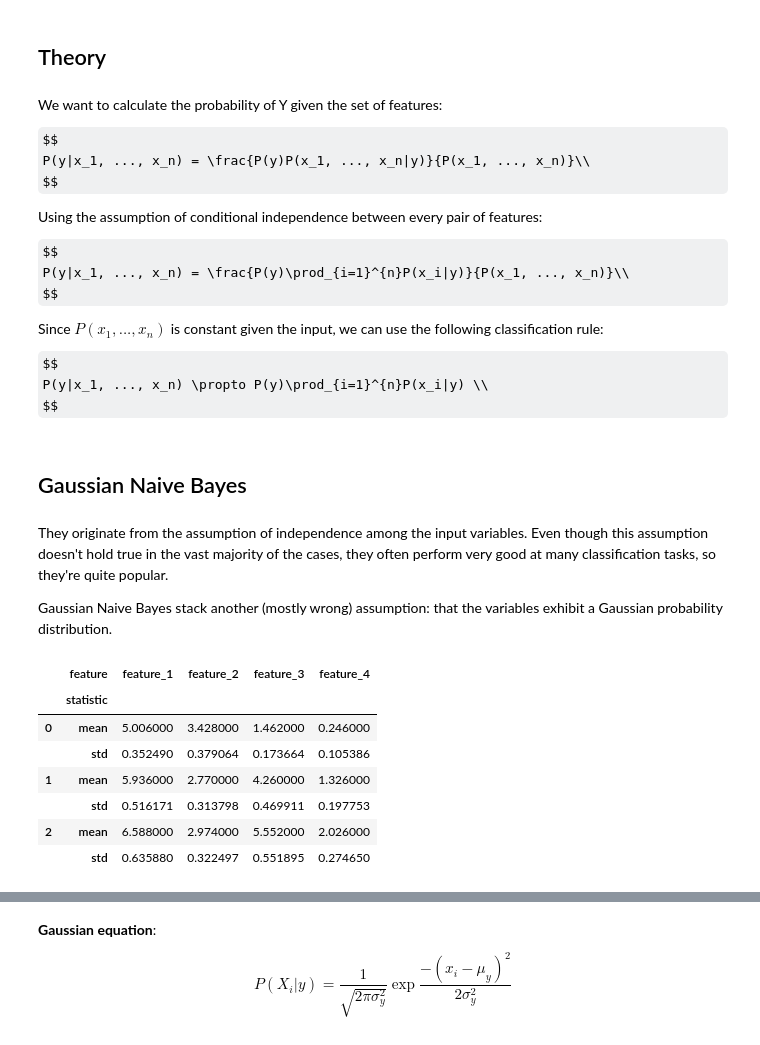
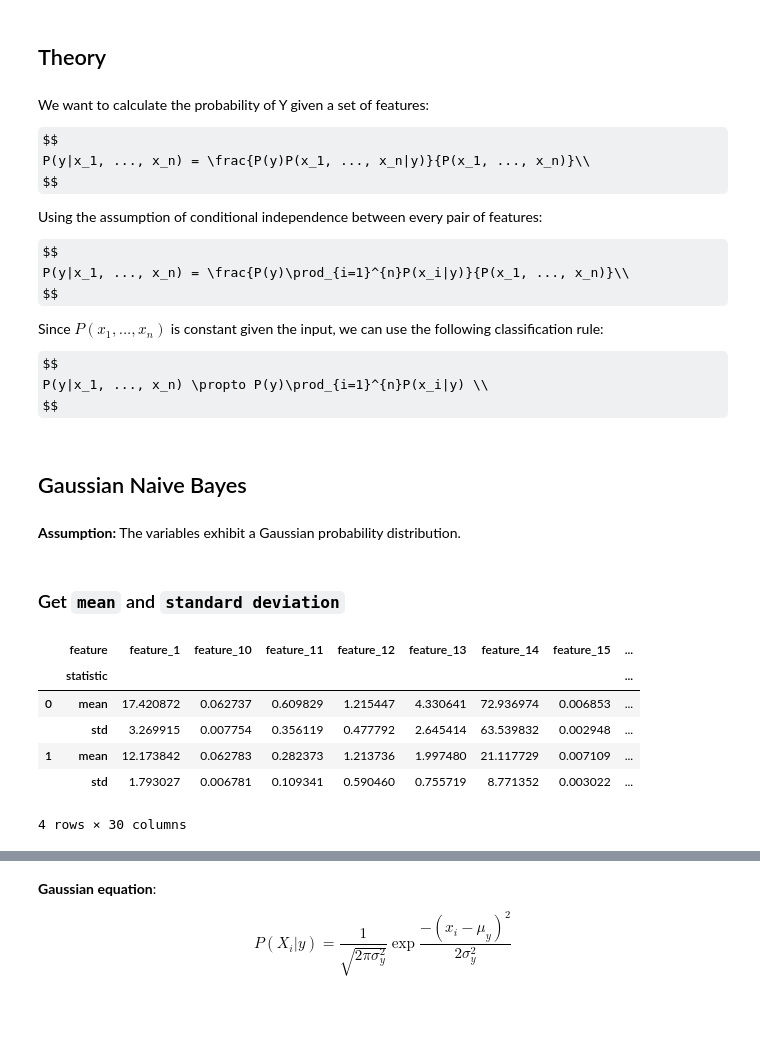
Before and after one commit to rocabrera/ml-learning, a Jupyter notebook: naive bayes.ipynb, the cells around one changed output, grey strips where cells are left out. Drawn from its saved outputs; the diff is of its cells as text; code cells hidden in the pictures; some formulas as TeX source; blank space fills up the shorter version.

Commit message:
gaussian naive bayes

````diff
--- a/naive bayes.ipynb
+++ b/naive bayes.ipynb
@@ -58,3 +46,11 @@ def gaussian_plot(s):
 # %%
 cancer_df = prepareData(load_breast_cancer)
 iris_df = prepareData(load_iris)
+# %%
+#Set the dataset to work with
+df = cancer_df
+# %%
+df_train, df_test = train_test_split(df, test_size = 0.1, random_state = 42)
+display_side_by_side([df_train.head(3), df_test.head(3)], ["Train", "Test"])
+df_train = df_train.reset_index(drop = True)
+df_test = df_test.reset_index(drop = True)
@@ -61,7 +68,7 @@ iris_df = prepareData(load_iris)
 # %% [markdown]
 ## Theory
 # %% [markdown]
-We want to calculate the probability of Y given the set of features:
+We want to calculate the probability of Y given a set of features:
 
 $$
 P(y|x_1, ..., x_n) = \frac{P(y)P(x_1, ..., x_n|y)}{P(x_1, ..., x_n)}\\
@@ -80,29 +87,28 @@ P(y|x_1, ..., x_n) \propto P(y)\prod_{i=1}^{n}P(x_i|y) \\
 $$
 # %% [markdown]
 ## Gaussian Naive Bayes
-# %% [markdown]
-They originate from the assumption of independence among the input variables. Even though this assumption doesn't hold true in the vast majority of the cases, they often perform very good at many classification tasks, so they're quite popular.
-
-Gaussian Naive Bayes stack another (mostly wrong) assumption: that the variables exhibit a Gaussian probability distribution.
+# %% [markdown]
+**Assumption:** The variables exhibit a Gaussian probability distribution.
+# %% [markdown]
+### Get ```mean``` and ```standard deviation```
 # %%
 def getStats(df):
 
     classes = list(map(int, df.target.unique()))
     return df.groupby("target")\
              .agg(["mean","std"]).T\
              .reset_index()\
              .rename(columns = {"level_0":"feature","level_1":"statistic"})\
              .pivot(index='feature', columns="statistic", values=classes)\
              .T
 
-stats_df = getStats(iris_df)
+stats_df = getStats(df_train)
 stats_df
 # %% [output]
-|  | feature | feature_1 | feature_2 | feature_3 | feature_4 |
-|  | statistic |  |  |  |  |
-| 0 | mean | 5.006000 | 3.428000 | 1.462000 | 0.246000 |
-|  | std | 0.352490 | 0.379064 | 0.173664 | 0.105386 |
-| 1 | mean | 5.936000 | 2.770000 | 4.260000 | 1.326000 |
-|  | std | 0.516171 | 0.313798 | 0.469911 | 0.197753 |
-| 2 | mean | 6.588000 | 2.974000 | 5.552000 | 2.026000 |
-|  | std | 0.635880 | 0.322497 | 0.551895 | 0.274650 |
+|  | feature | feature_1 | feature_10 | feature_11 | feature_12 | feature_13 | feature_14 | feature_15 | ... |
+|  | statistic |  |  |  |  |  |  |  | ... |
+| 0 | mean | 17.420872 | 0.062737 | 0.609829 | 1.215447 | 4.330641 | 72.936974 | 0.006853 | ... |
+|  | std | 3.269915 | 0.007754 | 0.356119 | 0.477792 | 2.645414 | 63.539832 | 0.002948 | ... |
+| 1 | mean | 12.173842 | 0.062783 | 0.282373 | 1.213736 | 1.997480 | 21.117729 | 0.007109 | ... |
+|  | std | 1.793027 | 0.006781 | 0.109341 | 0.590460 | 0.755719 | 8.771352 | 0.003022 | ... |
+4 rows × 30 columns
````
Also changed, not shown: parts of 15 cells of this notebook.
